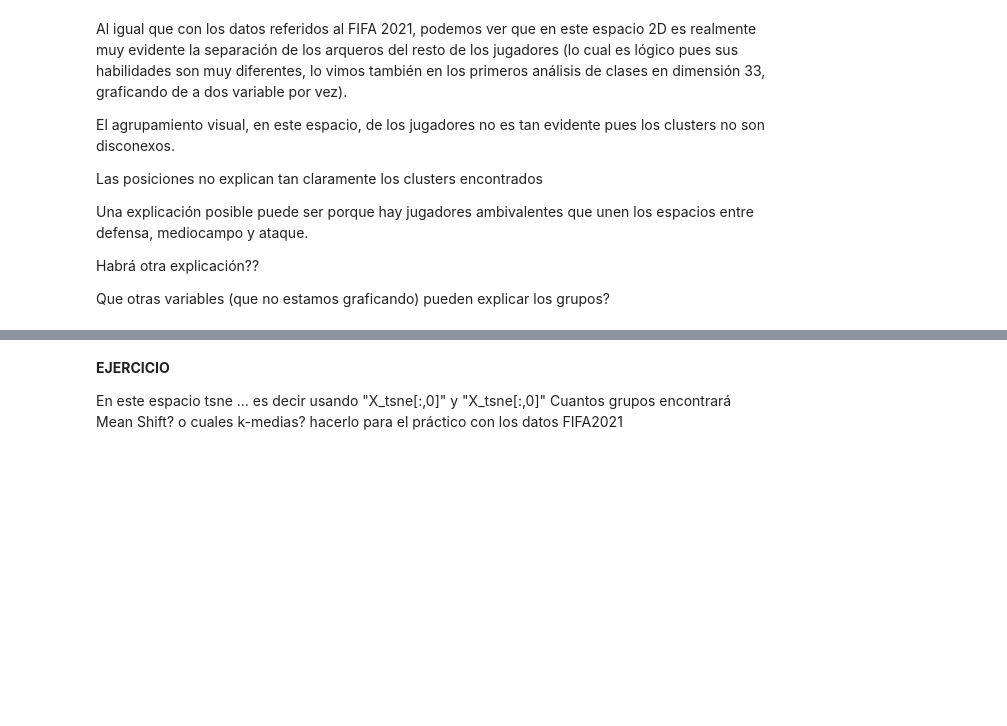
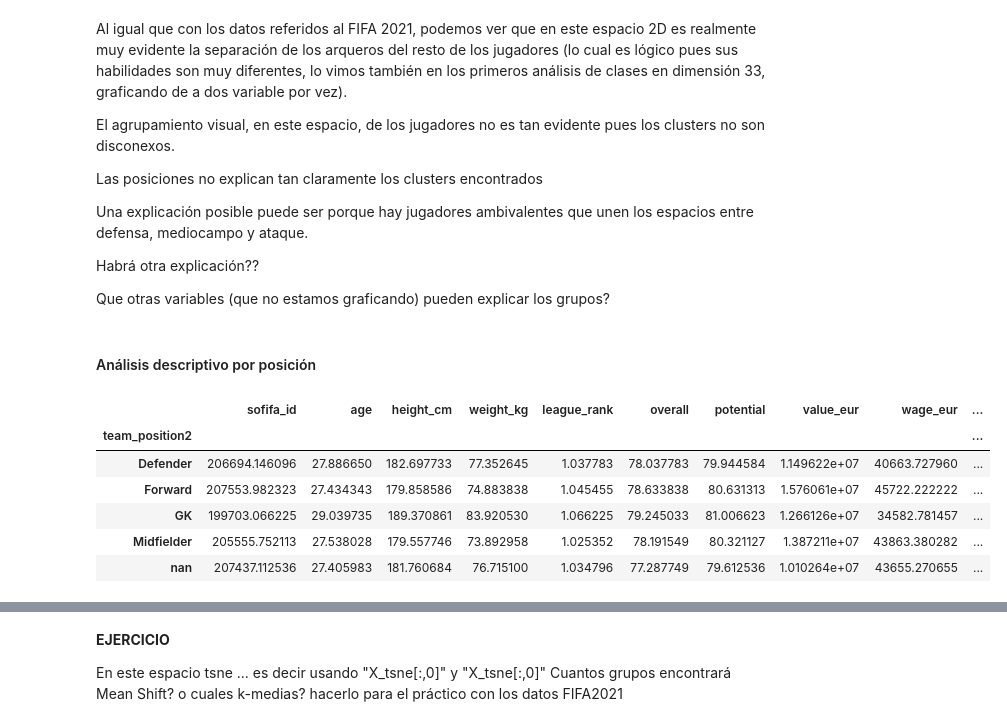
Before and after one commit to estebanarr/aprendizaje_no_supervisado, a Jupyter notebook: Notebooks/ntb4_embeddings_fifa2021.ipynb, the cells around one changed output, grey strips where cells are left out. Drawn from its saved outputs; the diff is of its cells as text; code cells hidden in the pictures; blank space fills up the shorter version.

```diff
--- a/Notebooks/ntb4_embeddings_fifa2021.ipynb
+++ b/Notebooks/ntb4_embeddings_fifa2021.ipynb
@@ -299,3 +303,15 @@ Una explicación posible puede ser porque hay jugadores ambivalentes que unen lo
 Habrá otra explicación??
 
 Que otras variables (que no estamos graficando) pueden explicar los grupos?
+# %% [markdown]
+#### Análisis descriptivo por posición
+# %%
+df_sne.groupby("team_position2").mean()
+# %% [output]
+|  | sofifa_id | age | height_cm | weight_kg | league_rank | overall | potential | value_eur | wage_eur | ... |
+| team_position2 |  |  |  |  |  |  |  |  |  | ... |
+| Defender | 206694.146096 | 27.886650 | 182.697733 | 77.352645 | 1.037783 | 78.037783 | 79.944584 | 1.149622e+07 | 40663.727960 | ... |
+| Forward | 207553.982323 | 27.434343 | 179.858586 | 74.883838 | 1.045455 | 78.633838 | 80.631313 | 1.576061e+07 | 45722.222222 | ... |
+| GK | 199703.066225 | 29.039735 | 189.370861 | 83.920530 | 1.066225 | 79.245033 | 81.006623 | 1.266126e+07 | 34582.781457 | ... |
+| Midfielder | 205555.752113 | 27.538028 | 179.557746 | 73.892958 | 1.025352 | 78.191549 | 80.321127 | 1.387211e+07 | 43863.380282 | ... |
+| nan | 207437.112536 | 27.405983 | 181.760684 | 76.715100 | 1.034796 | 77.287749 | 79.612536 | 1.010264e+07 | 43655.270655 | ... |
```
Also changed, not shown: parts of 33 cells of this notebook, 1 other file.
